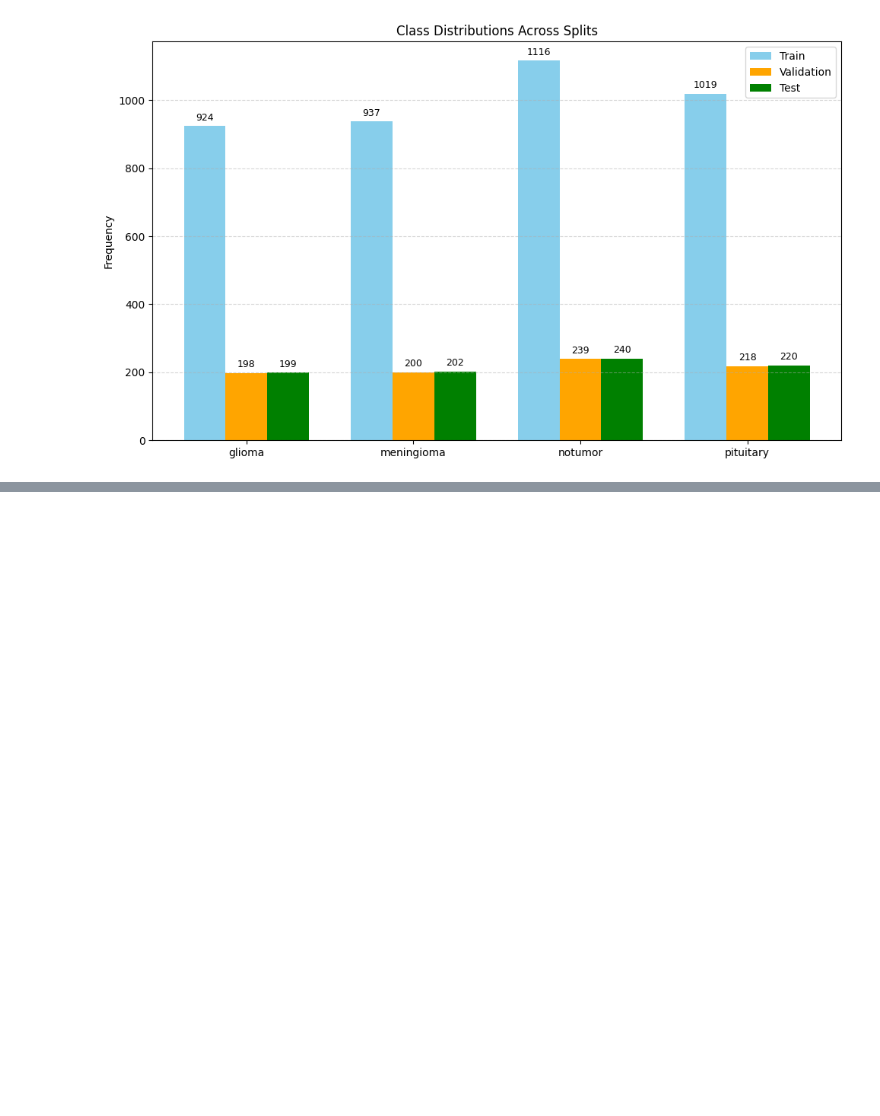
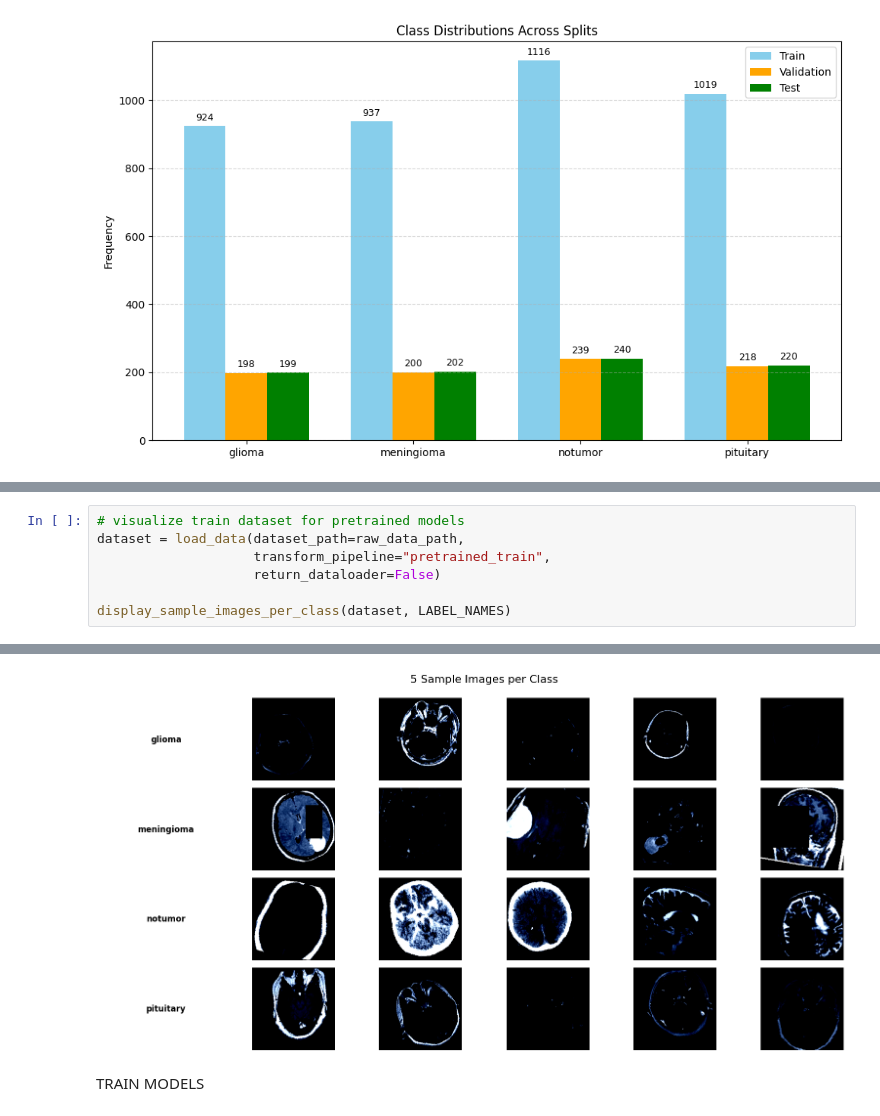
Before and after one commit to JsteinerDataEngineer/brain_tumor_identification, a Jupyter notebook: notebooks/brain_tumor_identification.ipynb, the cells around one changed output, grey strips where cells are left out. Drawn from its saved outputs; the diff is of its cells as text; blank space fills up the shorter version.

```diff
--- a/notebooks/brain_tumor_identification.ipynb
+++ b/notebooks/brain_tumor_identification.ipynb
@@ -431,0 +554,8 @@ plt.show()
+# %%
+# visualize train dataset for pretrained models
+dataset = load_data(dataset_path=raw_data_path,
+                    transform_pipeline="pretrained_train",
+                    return_dataloader=False)
+
+display_sample_images_per_class(dataset, LABEL_NAMES)
+# %% [output]
@@ -431,0 +582,3 @@ plt.show()
+[figure, added]
+# %% [markdown]
+TRAIN MODELS
```
Also changed, not shown: parts of 15 cells of this notebook, 6 other files.
